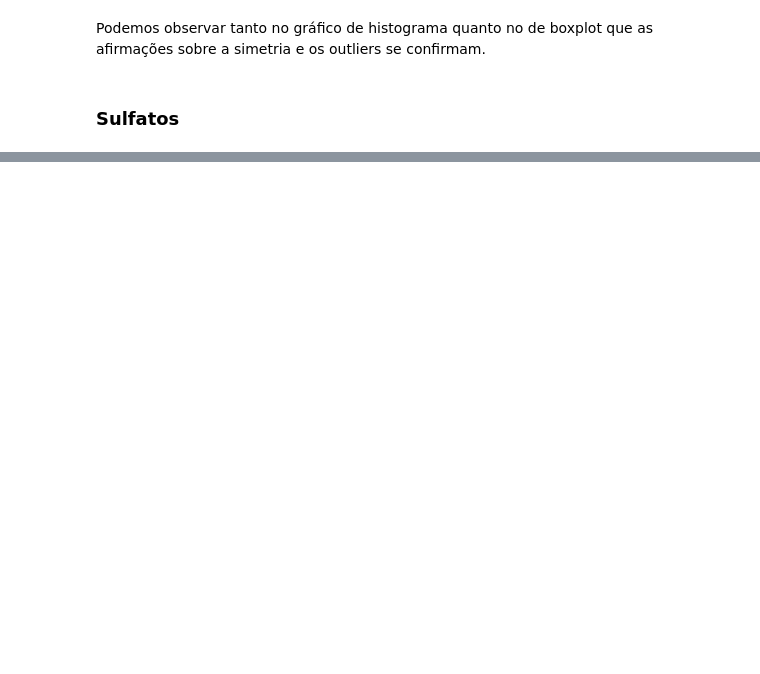
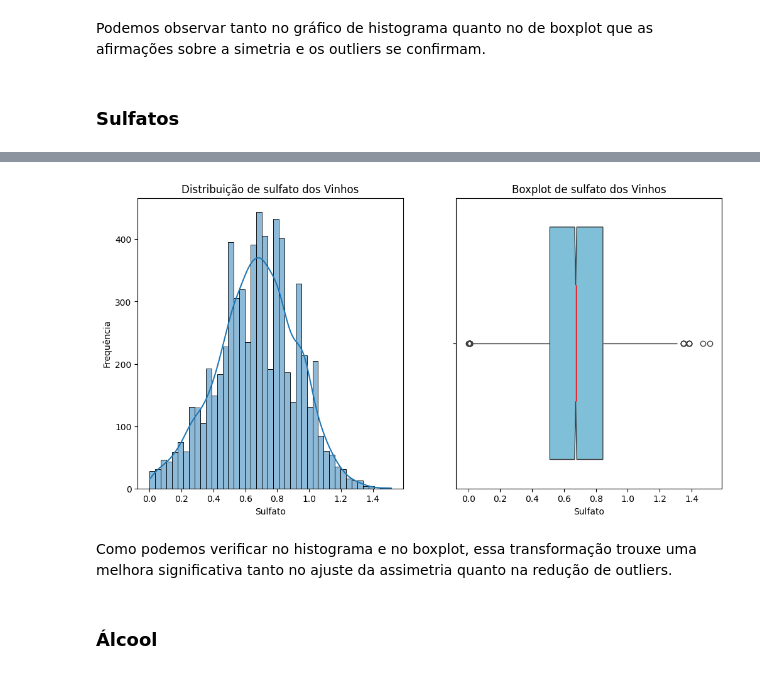
Before and after one commit to gabrieldadcarvalho/machine_learning, a Jupyter notebook: wine_quality/analitic_wine.ipynb, the cells around one changed output, grey strips where cells are left out. Saved outputs shown, nothing was run; the diff lists cells and outputs as text; code cells hidden in the pictures; blank space fills up the shorter version.

```diff
--- a/wine_quality/analitic_wine.ipynb
+++ b/wine_quality/analitic_wine.ipynb
@@ -728,0 +779,22 @@ Podemos observar tanto no gráfico de histograma quanto no de boxplot que as afi
+# %%
+x['log sulphates'] = np.sqrt(np.log(x["sulphates"]) ** 2)
+# %%
+plt.figure(figsize=(12, 6))
+plt.subplot(1, 2, 1)
+sns.histplot(x['log sulphates'], kde=True)
+plt.title("Distribuição de sulfato dos Vinhos")
+plt.xlabel("Sulfato")
+plt.ylabel("Frequência")
+plt.subplot(1, 2, 2)
+sns.boxplot(x['log sulphates'], orient='h', notch=True, showcaps=False,
+            boxprops={"facecolor": (0, .5, .7, .5)},
+            medianprops={"color": "r", "linewidth": 1})
+plt.title("Boxplot de sulfato dos Vinhos")
+plt.xlabel("Sulfato")
+plt.show()
+# %% [output]
+[figure, added]
+# %% [markdown]
+Como podemos verificar no histograma e no boxplot, essa transformação trouxe uma melhora significativa tanto no ajuste da assimetria quanto na redução de outliers.
+# %% [markdown]
+### Álcool
```
Also changed, not shown: parts of 58 cells of this notebook.
